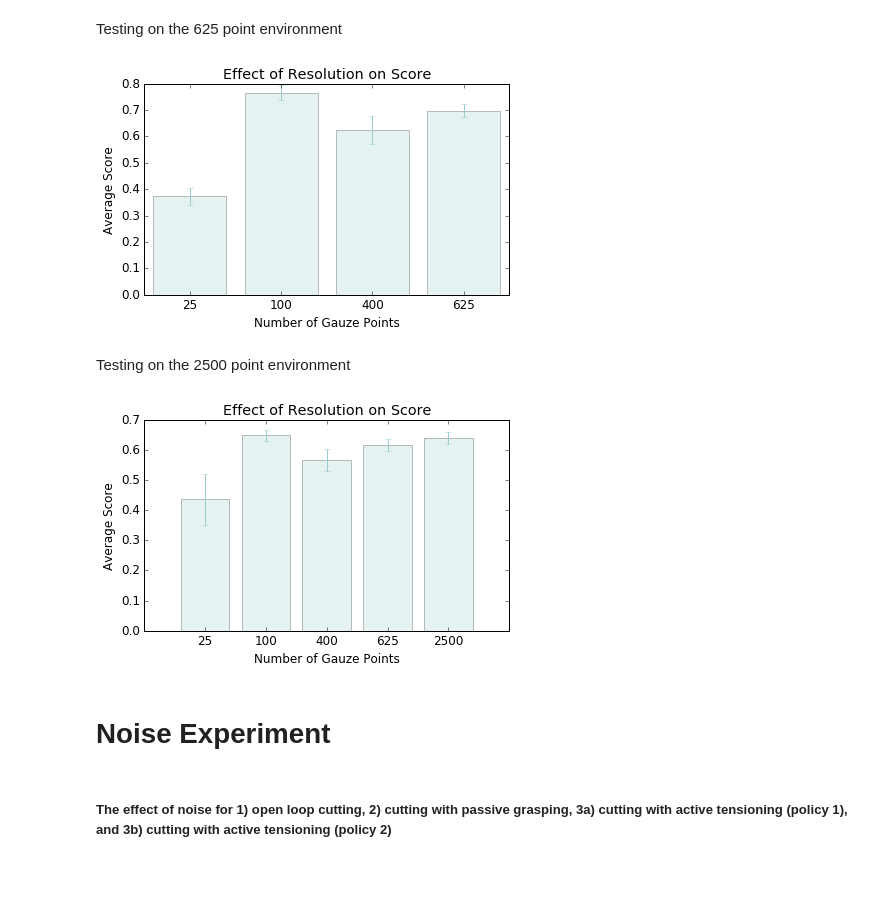
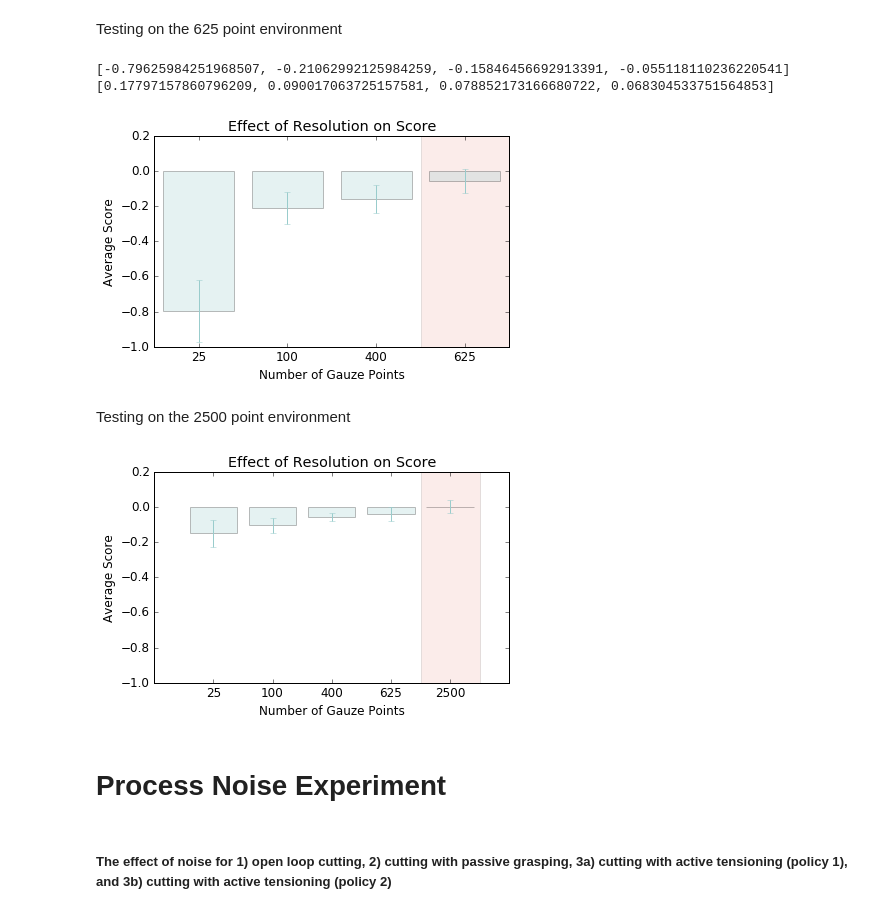
Before and after one commit to BerkeleyAutomation/cloth_simulation, a Jupyter notebook: Figures.ipynb, the cells around one changed output. Saved outputs shown, nothing was run; the diff lists cells and outputs as text; code cells hidden in the pictures; blank space fills up the shorter version.

```diff
--- a/Figures.ipynb
+++ b/Figures.ipynb
@@ -28,7 +28,7 @@ rcParams.update({'figure.autolayout': True})
 rcParams.update({'font.size': 12})
 fprop = font_manager.FontProperties(fname='/Library/Fonts/Microsoft/Gill Sans MT.ttf')
 
-colors = ['#00ff99','#0099ff','#ffcc00','#ff5050','#9900cc','#5050ff','#99cccc','#0de4f6']
+colors = ['#00ff99','#0099ff','#ffcc00','#ff5050','#9900cc','#5050ff','#99cccc','#0de4f6', '#e04e39']
 markers = ['s-', 'o-', '^-', 'v-', 'x-', 'h-']
 # %% [markdown]
 ## Shapes
@@ -37,7 +37,7 @@ markers = ['s-', 'o-', '^-', 'v-', 'x-', 'h-']
 # %%
 def vis_shape(corners, points, filename, savefig=True):
     trajectory = np.asarray(get_trajectory(corners, pts, True))
-    plt.plot(trajectory[:,0], trajectory[:,1] , color=colors[1], alpha=1.0)
+    plt.plot(trajectory[:,0], trajectory[:,1] , color='k', alpha=1.0, linewidth=8.0)
     plt.axis('equal')
     frame = plt.gca()
     frame.axes.get_xaxis().set_visible(False)
@@ -45,6 +45,8 @@ def vis_shape(corners, points, filename, savefig=True):
 
     if savefig == True:
         plt.savefig(dir_figs+filename+'.svg', format='svg', facecolor='w', edgecolor='w')
+        plt.savefig(dir_figs+filename+'.png', format='png', facecolor='w', edgecolor='w')
+
     plt.show()
 
 num_shapes = 21
@@ -225,51 +260,62 @@ filename = 'resolution_exp'
 filepath = dir_data + filename
 scores = []
 error = []
+# 625 metric
+base_score = np.mean(pickle.load(open(filepath+'/test5.p', "rb")))
 for i in range(1, 5):
     d = pickle.load(open(filepath+'/test%d.p'%(i), "rb"))
-    scores.append(np.mean(d)/(totalpts))
-    error.append(2*stats.sem([x / (totalpts) for x in d]))
+    scores.append(np.mean([(x - base_score) / (abs(base_score)) for x in d]))
+    error.append(2*stats.sem([(x - base_score) / (abs(base_score)) for x in d]))
 # Visualize as a bar graph
 res = [25, 100, 400, 625]
 x_pos = np.arange(len(res))
+plt.axvspan(2.5, 3.5, facecolor=colors[8], alpha=0.1)
 plt.bar(x_pos, scores, yerr=error, align='center', alpha=0.25, color=colors[6], ecolor=colors[6])
 plt.xticks(x_pos, res)
+plt.ylim((-1.0,0.2))
 plt.xlabel('Number of Gauze Points')
 plt.ylabel('Average Score')
 plt.title('Effect of Resolution on Score')
 
-
+print scores, error
 plt.savefig(dir_figs+filename+'_625'+'.svg', format='svg', facecolor='w', edgecolor='w')
+plt.savefig(dir_figs+filename+'_625'+'.png', format='png', facecolor='w', edgecolor='w')
 plt.show()
 # %% [output]
+[-0.79625984251968507, -0.21062992125984259, -0.15846456692913391, -0.055118110236220541] [0.17797157860796209, 0.090017063725157581, 0.078852173166680722, 0.068304533751564853]
-[figure, old version]
+[figure, new version]
 # %% [markdown]
 Testing on the 2500 point environment
 # %%
 totalpts = 235.0
 filename = 'resolution_exp'
 filepath = dir_data + filename
 scores = []
 error = []
+# 2500 metric
+base_score = np.mean(pickle.load(open(filepath+'/test5_5.p', "rb")))
 for i in range(1, 6):
     d = pickle.load(open(filepath+'/test5_%d.p'%(i), "rb"))
-    scores.append(np.mean(d)/(totalpts))
-    error.append(2*stats.sem([x / (totalpts) for x in d]))
+    scores.append(np.mean([(x - base_score) / (abs(base_score)) for x in d]))
+    error.append(2*stats.sem([(x - base_score) / (abs(base_score)) for x in d]))
 # Visualize as a bar graph
 res = [25, 100, 400, 625, 2500]
 x_pos = np.arange(len(res))
+plt.axvspan(3.5, 4.5, facecolor=colors[8], alpha=0.1)
 plt.bar(x_pos, scores, yerr=error, align='center', alpha=0.25, color=colors[6], ecolor=colors[6])
 plt.xticks(x_pos, res)
+plt.ylim(-1.0, 0.2)
 plt.xlabel('Number of Gauze Points')
 plt.ylabel('Average Score')
 plt.title('Effect of Resolution on Score')
 
+plt.savefig(dir_figs+filename+'_2500'+'.svg', format='svg', facecolor='w', edgecolor='w')
+plt.savefig(dir_figs+filename+'_2500'+'.png', format='png', facecolor='w', edgecolor='w')
 
-plt.savefig(dir_figs+filename+'_2500'+'.svg', format='svg', facecolor='w', edgecolor='w')
 plt.show()
 # %% [output]
-[figure, old version]
+[figure, new version]
 # %% [markdown]
-# Noise Experiment
+# Process Noise Experiment
 # %% [markdown]
 ##### The effect of noise for 1) open loop cutting, 2) cutting with passive grasping, 3a) cutting with active tensioning (policy 1), and 3b) cutting with active tensioning (policy 2)
```
Also changed, not shown: parts of 8 cells of this notebook, 23 other files.
